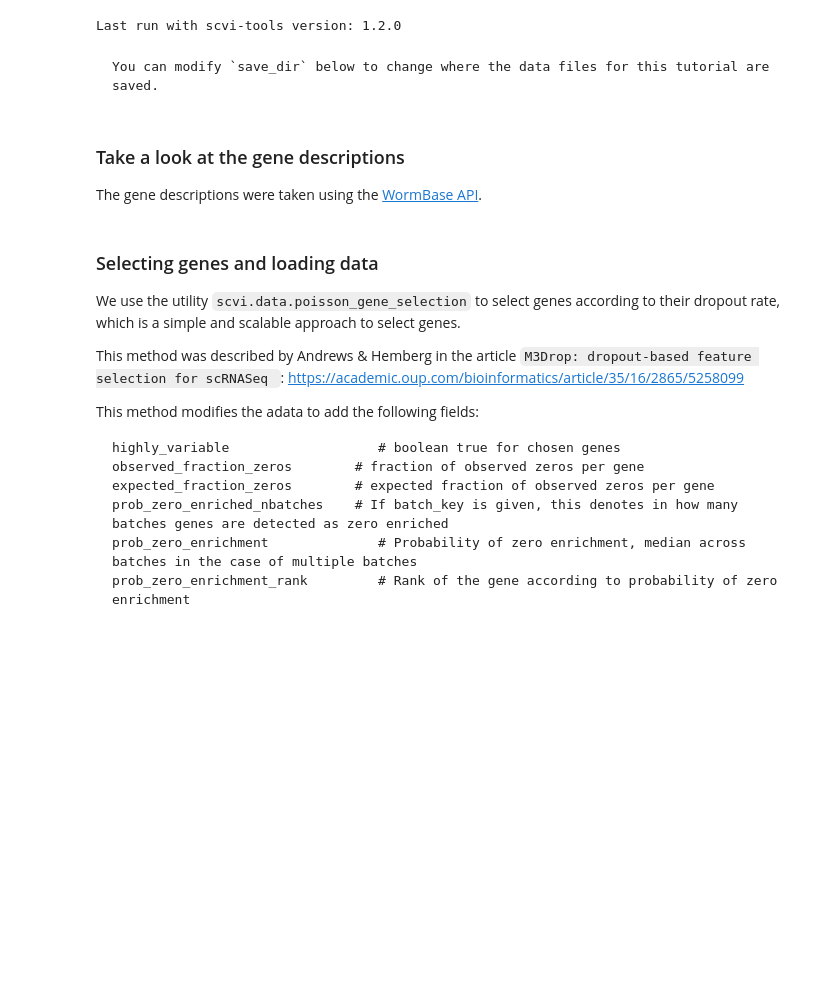
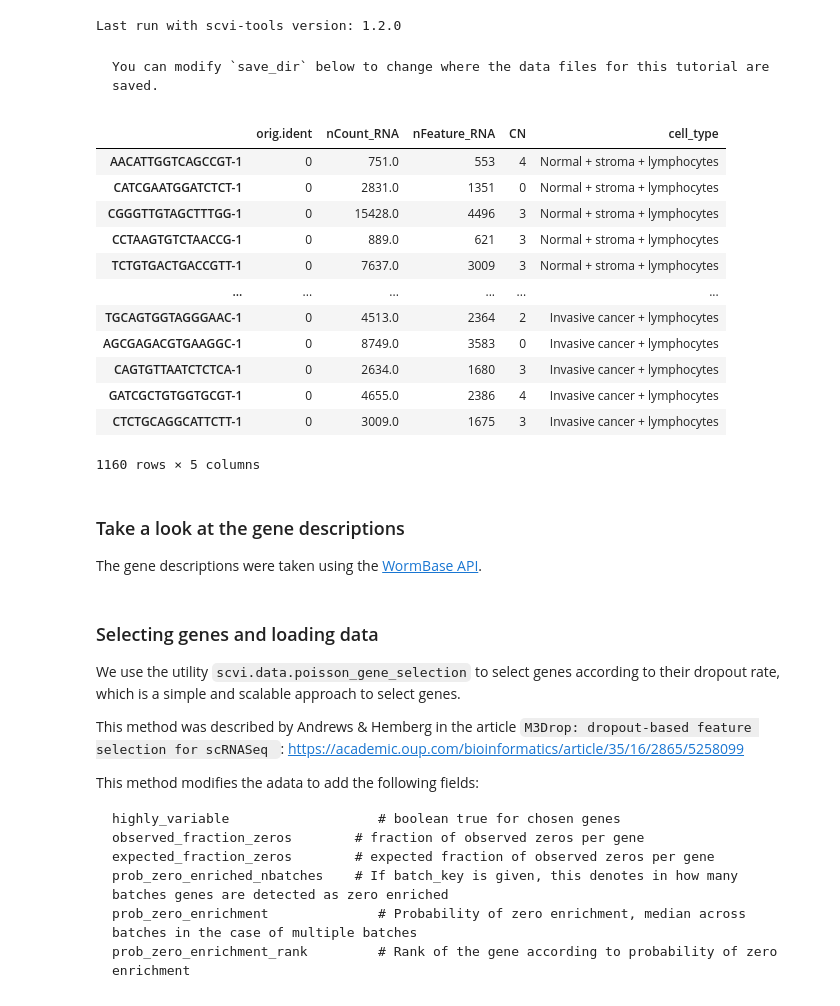
Before and after one commit to reformist/Mapping-scRNA-seq-Variability-Using-Co-Embedding-to-Understand-Cell-Neighborhood-Effects, a Jupyter notebook: synthetic_data_pipeline/scVI_contastive_model.ipynb, the cells around one changed output. Cells and saved outputs as stored; diff of their text form; code cells hidden in the pictures; blank space fills up the shorter version.

```diff
--- a/synthetic_data_pipeline/scVI_DE_worm.ipynb
+++ b/synthetic_data_pipeline/scVI_contastive_model.ipynb
@@ -73,18 +92,38 @@ save_dir = tempfile.TemporaryDirectory()
 # %%
 adata_path = os.path.join(save_dir.name, "packer2019.h5ad")
 adata_path = '../starfysh_reproducibility/data/CID44971_TNBC/CID44971_TNBC/CID44971_TNBC.h5ad'
 
 adata = sc.read(
     adata_path,
     backup_url="https://github.com/Munfred/wormcells-site/releases/download/packer2019/packer2019.h5ad",
 )
 adata.obs['CN'] = pd.Categorical(np.random.randint(0, 5, adata.shape[0]))
 CID44971_metadata = pd.read_csv('../starfysh_reproducibility/data/CID44971_TNBC/CID44971_TNBC/CID44971_metadata.csv')
+# metadata = pd.read_csv('../starfysh_reproducibility/data/CID44971_TNBC/CID44971_TNBC/scrna/metadata_sf.csv')
+
+
 
 nan_locs = CID44971_metadata['Classification'].isna()
-CID44971_metadata = CID44971_metadata[~nan_locs]
-adata = adata[~nan_locs]
+if nan_locs.sum()>0:
+    CID44971_metadata = CID44971_metadata[~nan_locs]
+    adata = adata[~nan_locs]
 adata.obs["cell_type"] = pd.Categorical(CID44971_metadata["Classification"].values)
+adata.obs
+# pd.Categorical(CID44971_metadata["celltype_major"].values)
+# %% [output]
+|  | orig.ident | nCount_RNA | nFeature_RNA | CN | cell_type |
+| AACATTGGTCAGCCGT-1 | 0 | 751.0 | 553 | 4 | Normal + stroma + lymphocytes |
+| CATCGAATGGATCTCT-1 | 0 | 2831.0 | 1351 | 0 | Normal + stroma + lymphocytes |
+| CGGGTTGTAGCTTTGG-1 | 0 | 15428.0 | 4496 | 3 | Normal + stroma + lymphocytes |
+| CCTAAGTGTCTAACCG-1 | 0 | 889.0 | 621 | 3 | Normal + stroma + lymphocytes |
+| TCTGTGACTGACCGTT-1 | 0 | 7637.0 | 3009 | 3 | Normal + stroma + lymphocytes |
+| ... | ... | ... | ... | ... | ... |
+| TGCAGTGGTAGGGAAC-1 | 0 | 4513.0 | 2364 | 2 | Invasive cancer + lymphocytes |
+| AGCGAGACGTGAAGGC-1 | 0 | 8749.0 | 3583 | 0 | Invasive cancer + lymphocytes |
+| CAGTGTTAATCTCTCA-1 | 0 | 2634.0 | 1680 | 3 | Invasive cancer + lymphocytes |
+| GATCGCTGTGGTGCGT-1 | 0 | 4655.0 | 2386 | 4 | Invasive cancer + lymphocytes |
+| CTCTGCAGGCATTCTT-1 | 0 | 3009.0 | 1675 | 3 | Invasive cancer + lymphocytes |
+1160 rows × 5 columns
 # %% [markdown]
 ### Take a look at the gene descriptions
 
```
Also changed, not shown: parts of 15 cells of this notebook, 1 other file.
